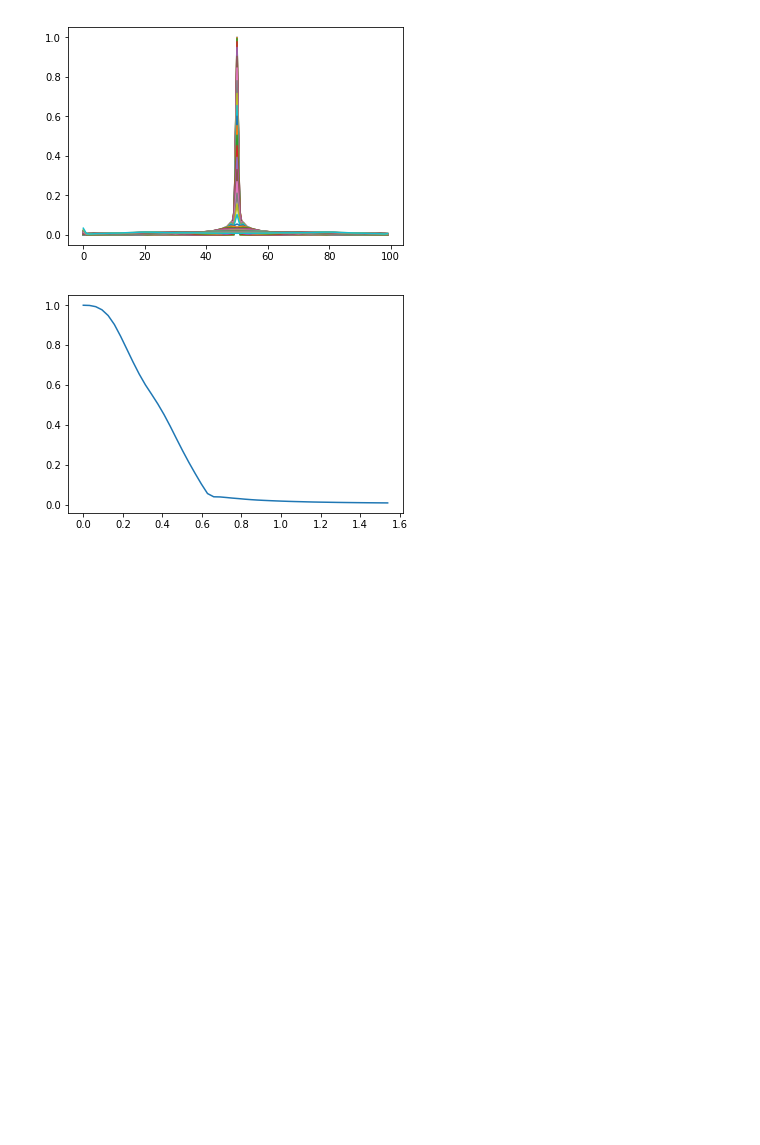
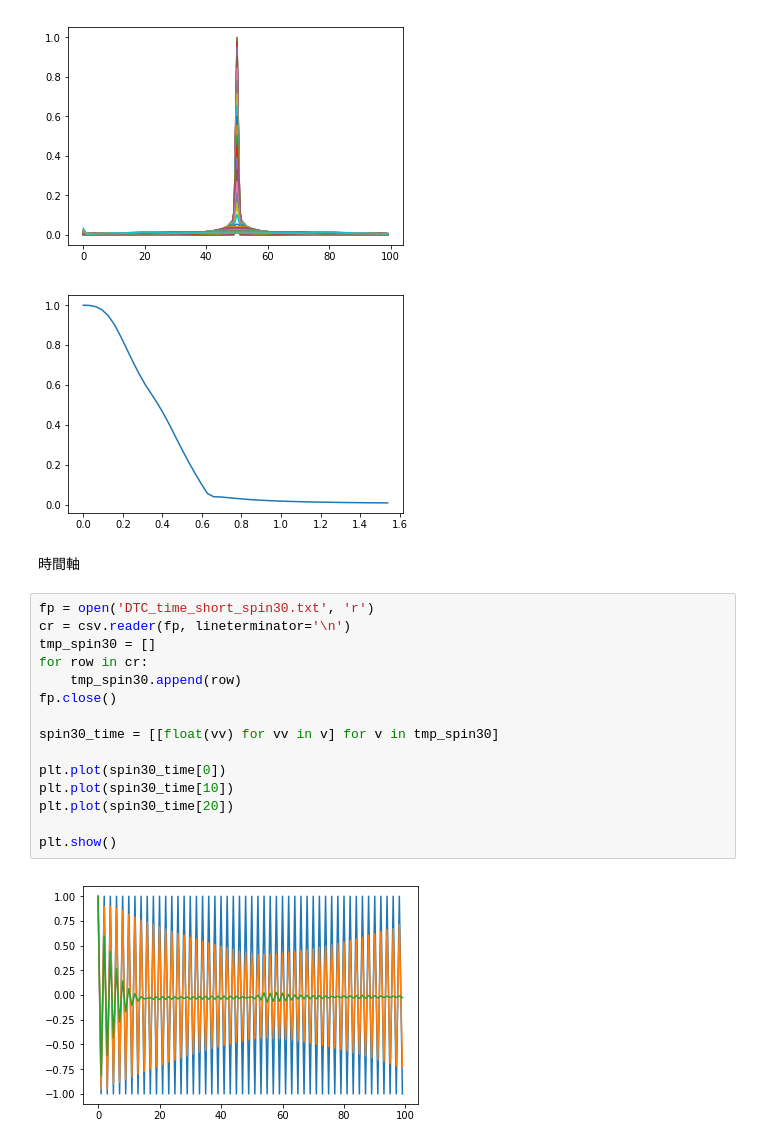
Before and after one commit to keisukefujii/DTC, a Jupyter notebook: DiscreteTimeCrystal_qulacs.ipynb, the cells around one changed output. Saved outputs shown, nothing was run; the diff lists cells and outputs as text; blank space fills up the shorter version.

```diff
--- a/DiscreteTimeCrystal_qulacs.ipynb
+++ b/DiscreteTimeCrystal_qulacs.ipynb
@@ -554,3 +555,22 @@ file3.close()
 7393.495885372162
 [figure]
 [figure]
+# %% [markdown]
+時間軸
+# %%
+fp = open('DTC_time_short_spin30.txt', 'r')
+cr = csv.reader(fp, lineterminator='\n')
+tmp_spin30 = []
+for row in cr:
+    tmp_spin30.append(row)
+fp.close()
+
+spin30_time = [[float(vv) for vv in v] for v in tmp_spin30]
+
+plt.plot(spin30_time[0])
+plt.plot(spin30_time[10])
+plt.plot(spin30_time[20])
+
+plt.show()
+# %% [output]
+[figure, added]
```
Also changed, not shown: parts of 11 cells of this notebook.
